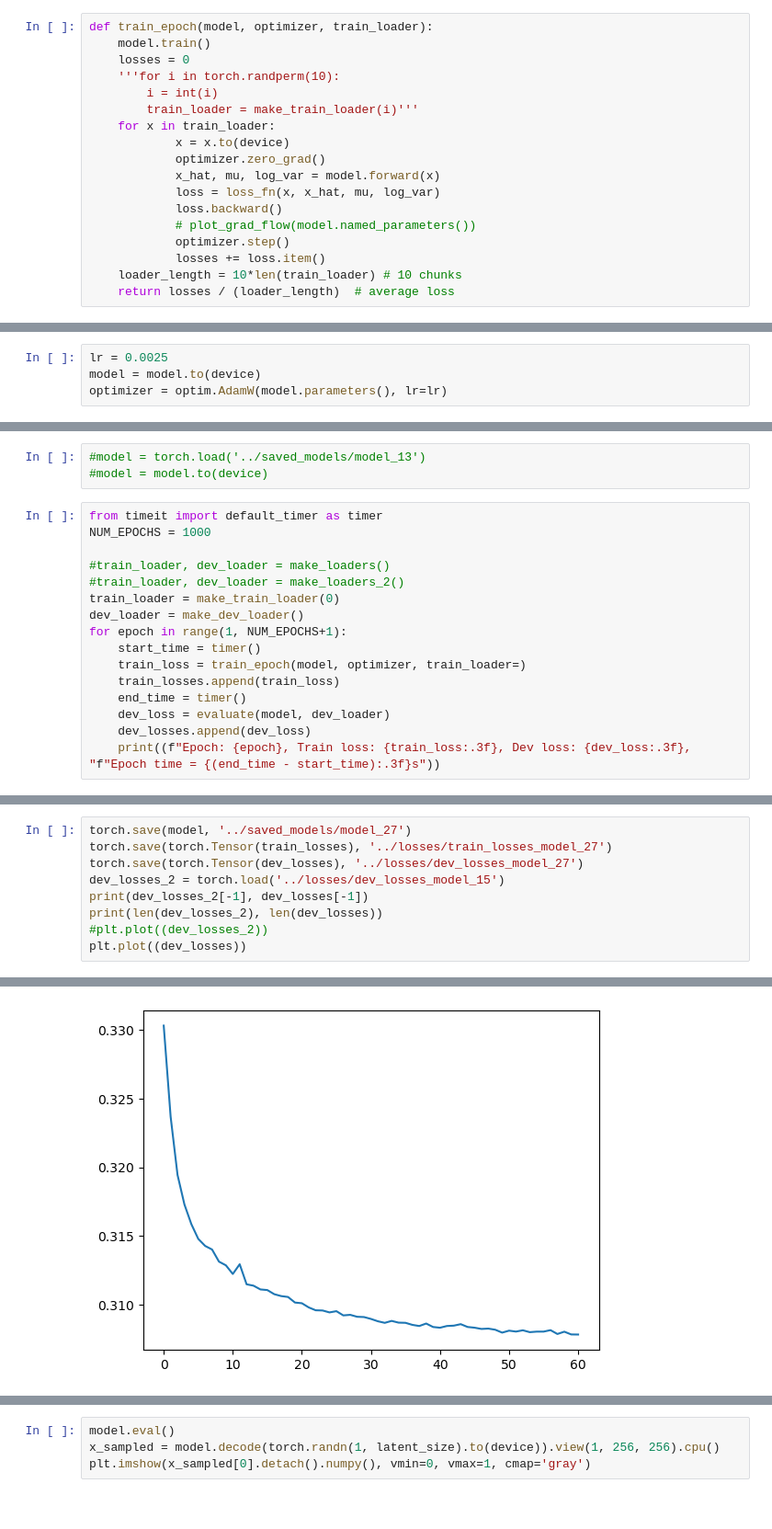
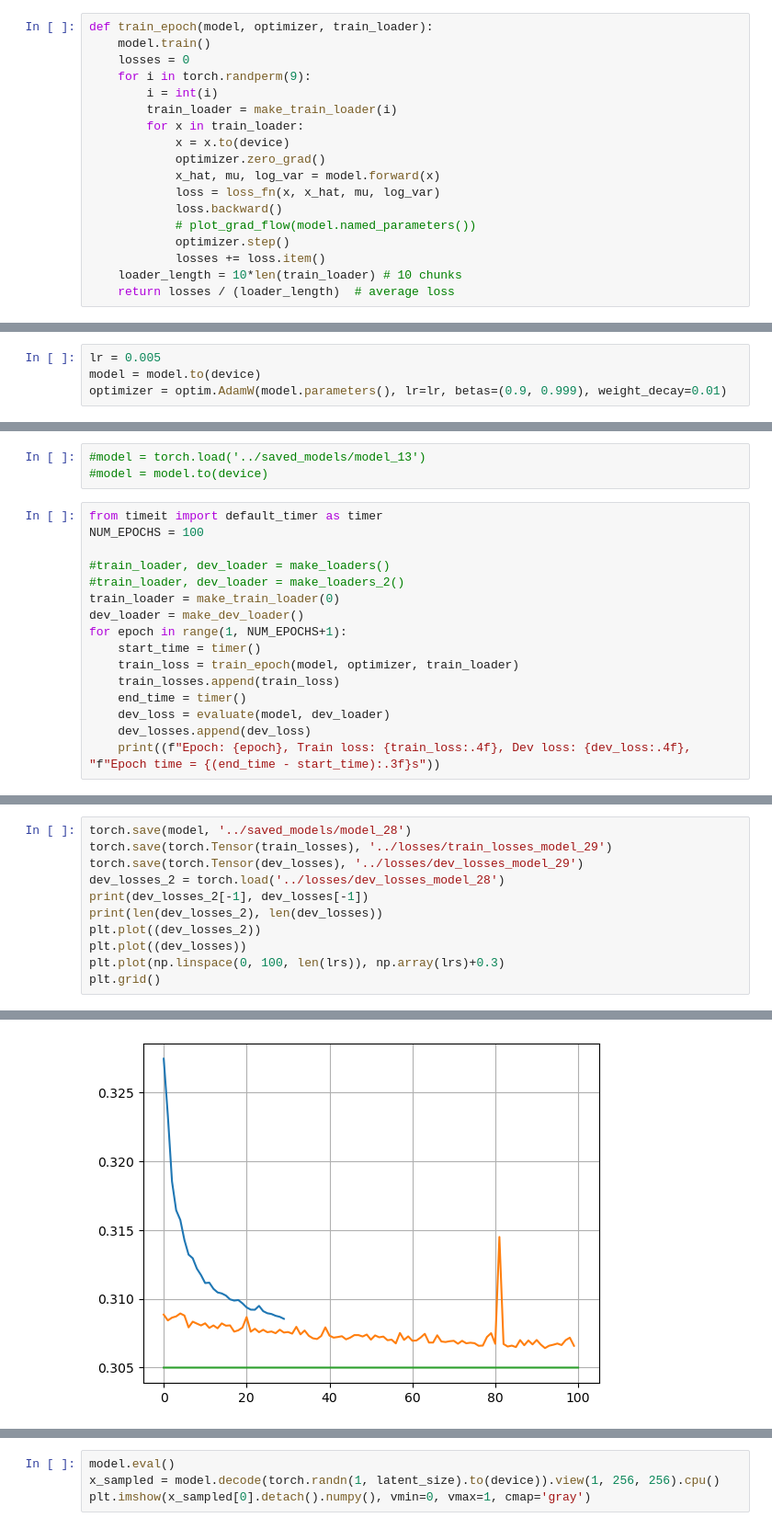
Before and after one commit to felsager/vae_lung_tumor_segmentation, a Jupyter notebook: notebooks/vae_model_2.ipynb, the cells around one changed output, grey strips where cells are left out. Shown: that part at 92% size. Drawn from its saved outputs; the diff is of its cells as text.

Commit message:
don't use last chunk in training

```diff
--- a/notebooks/vae_model_2.ipynb
+++ b/notebooks/vae_model_2.ipynb
@@ -157,10 +157,10 @@ def make_loaders_2():
 def train_epoch(model, optimizer, train_loader):
     model.train()
     losses = 0
-    '''for i in torch.randperm(10):
+    for i in torch.randperm(9):
         i = int(i)
-        train_loader = make_train_loader(i)'''
-    for x in train_loader:
+        train_loader = make_train_loader(i)
+        for x in train_loader:
             x = x.to(device)
             optimizer.zero_grad()
             x_hat, mu, log_var = model.forward(x)
@@ -193,9 +193,9 @@ B.shape, mu_B.shape, log_sigma_B.shape
 # %% [output]
 (torch.Size([10, 256, 256]), torch.Size([10, 256]), torch.Size([10, 256]))
 # %%
-lr = 0.0025
+lr = 0.005
 model = model.to(device)
-optimizer = optim.AdamW(model.parameters(), lr=lr)
+optimizer = optim.AdamW(model.parameters(), lr=lr, betas=(0.9, 0.999), weight_decay=0.01)
 # %%
 train_losses = []
 dev_losses = []
@@ -204,7 +204,7 @@ dev_losses = []
 #model = model.to(device)
 # %%
 from timeit import default_timer as timer
-NUM_EPOCHS = 1000
+NUM_EPOCHS = 100
 
 #train_loader, dev_loader = make_loaders()
 #train_loader, dev_loader = make_loaders_2()
@@ -212,10 +212,10 @@ train_loader = make_train_loader(0)
 dev_loader = make_dev_loader()
 for epoch in range(1, NUM_EPOCHS+1):
     start_time = timer()
-    train_loss = train_epoch(model, optimizer, train_loader=)
+    train_loss = train_epoch(model, optimizer, train_loader)
     train_losses.append(train_loss)
     end_time = timer()
     dev_loss = evaluate(model, dev_loader)
     dev_losses.append(dev_loss)
-    print((f"Epoch: {epoch}, Train loss: {train_loss:.3f}, Dev loss: {dev_loss:.3f}, "f"Epoch time = {(end_time - start_time):.3f}s"))
+    print((f"Epoch: {epoch}, Train loss: {train_loss:.4f}, Dev loss: {dev_loss:.4f}, "f"Epoch time = {(end_time - start_time):.3f}s"))
 # %% [output]
@@ -223,10 +245,12 @@ TypeError: train_epoch() missing 1 required positional argument: 'train_loader'
 # %%
-torch.save(model, '../saved_models/model_27')
-torch.save(torch.Tensor(train_losses), '../losses/train_losses_model_27')
-torch.save(torch.Tensor(dev_losses), '../losses/dev_losses_model_27')
-dev_losses_2 = torch.load('../losses/dev_losses_model_15')
+torch.save(model, '../saved_models/model_28')
+torch.save(torch.Tensor(train_losses), '../losses/train_losses_model_29')
+torch.save(torch.Tensor(dev_losses), '../losses/dev_losses_model_29')
+dev_losses_2 = torch.load('../losses/dev_losses_model_28')
 print(dev_losses_2[-1], dev_losses[-1])
 print(len(dev_losses_2), len(dev_losses))
-#plt.plot((dev_losses_2))
+plt.plot((dev_losses_2))
 plt.plot((dev_losses))
+plt.plot(np.linspace(0, 100, len(lrs)), np.array(lrs)+0.3)
+plt.grid()
 # %% [output]
@@ -236,4 +259,4 @@ tensor(0.3109) 0.30785077889548973
-[figure, old version]
+[figure, new version]
 # %%
 model.eval()
 x_test = next(iter(dev_loader))[0].view(1, 256, 256).to(device)
```
Also changed, not shown: parts of 4 cells of this notebook, 4 other files.
